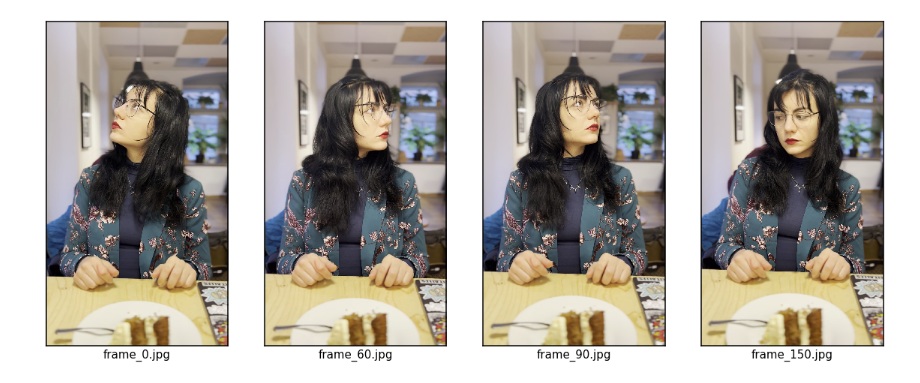
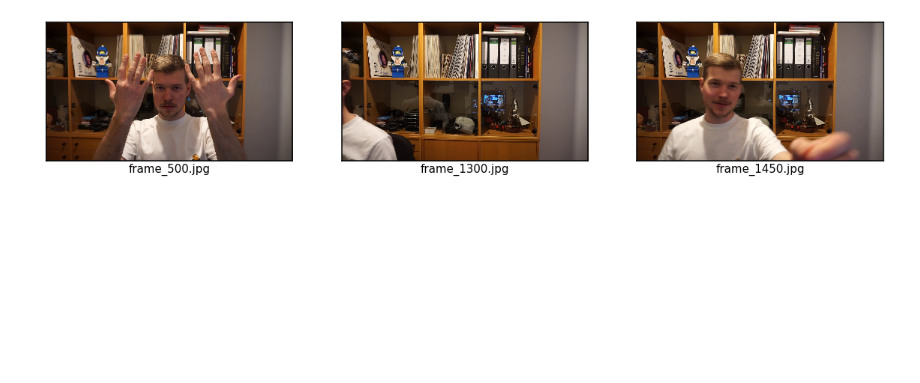
Before and after one commit to nea-insomnia/prototyping_HGM, a Jupyter notebook: SRE_POC.ipynb, the cells around one changed output. Drawn from its saved outputs; the diff is of its cells as text; code cells hidden in the pictures; blank space fills up the shorter version.

```diff
--- a/SRE_POC.ipynb
+++ b/SRE_POC.ipynb
@@ -14,17 +19,18 @@ from PIL import Image, ImageOps
 import glob
 # %%
 #VAR declarations
-# all_metrics =  ['ssim']
+#TODO manage this via config
 all_metrics =  ['sre']
-# maximum umber of frames to capture
+#maximum number of frames to capture
 #max_frames = 150
 comparison_images = {}
 keyframes = []
+max_keyframes = 3
 # %%
 #Neas video
-cap = cv2.VideoCapture('testvid.mov')
+#cap = cv2.VideoCapture('testvid.mov')
 #Richards video
-#cap = cv2.VideoCapture('testvid01.mov')
+cap = cv2.VideoCapture('testvid01.mov')
 #Or most common ID for webcams:
 #cap = cv2.VideoCapture(0)
 # %%
@@ -147,14 +100,38 @@ compare_df.sort_values(by=['value'], ascending=True)
+# %%
+def select_keyframes(comparison_images: Dict[str,np.ndarray], max_keyframes: int) -> List[np.ndarray]:
+
+    compare_options = list(combinations(comparison_images.keys(), max_keyframes))
+    compare_df = pd.DataFrame()
+
+    #Calculate and accumalate the values on all 2-combinations of each 4-tuple
+    #(frame_0, frame_13, frame_60, frame_115)
+    # metric(frame_0,frame_13) + metric(frame_0,frame_60) +...
+    for option in compare_options:
+        value = 0.0
+        for x, y in combinations(option, 2):
+            #get the value of the current combination and square it
+            #add to the final value of the 4-tuple
+            value += plot_df[x][y] ** 2
+
+        compare_df = compare_df.append({"option": option, "value": value}, ignore_index=True)
+
+    # select the 4-tuple with lowest metric value as keyframes
+    keyframes = list(compare_df.sort_values(by=['value'], ascending=True).iloc[0].option)
+
+    return keyframes
+# %%
+keyframes = select_keyframes(comparison_images, max_keyframes)
 # %%
-for img_name in keyframes:
-    cv2.imwrite(img_name, comparison_images[img_name])
+#for img_name in keyframes:
+#    cv2.imwrite(img_name, comparison_images[img_name])
 
 xlen = len(keyframes)
 fig, axes = plt.subplots(1, xlen)
 fig.set_size_inches(20,10)
 for ax, img_path in zip(axes, keyframes):
     img = Image.open(img_path)
     isns.imgplot(img, ax=ax, cbar=False)
     ax.invert_yaxis()
     ax.set_xlabel(img_path)
 # %% [output]
-[figure, old version]
+[figure, new version]
```
Also changed, not shown: parts of 6 cells of this notebook.
